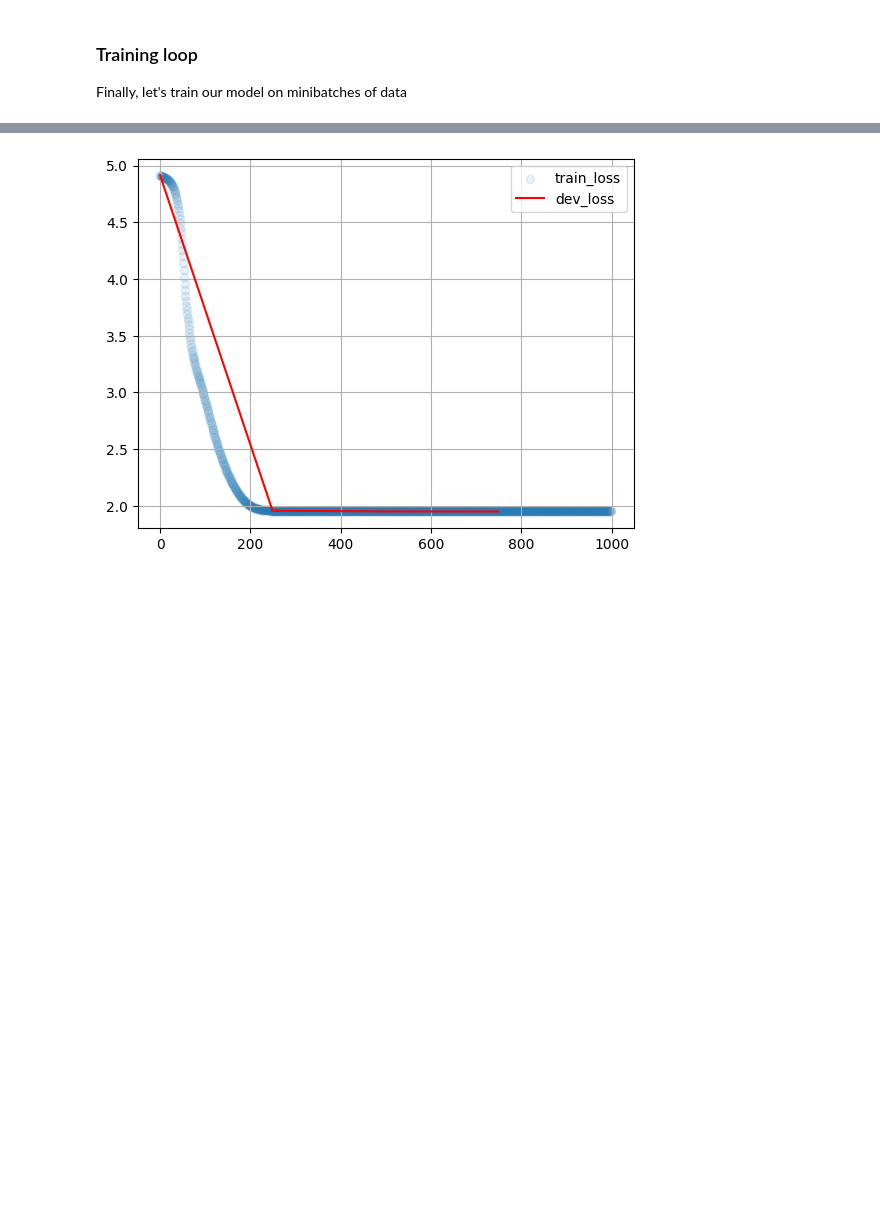
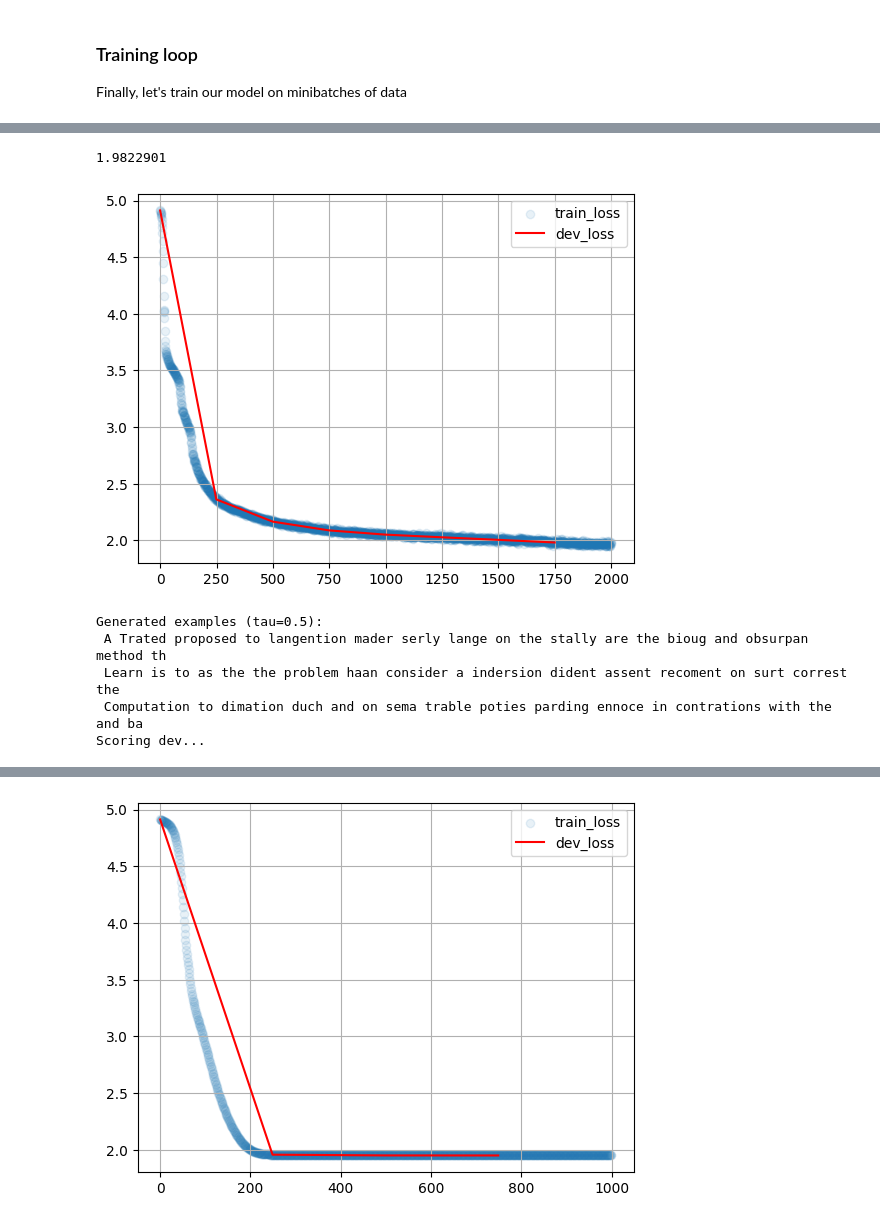
Before and after one commit to ZequnZ/Knowledge-base, a Jupyter notebook: NLP/NLP_courses/yandexdataschool_nlp_course_solutions/w3_homework_tf.ipynb, the cells around one changed output, grey strips where cells are left out. Saved outputs shown, nothing was run; the diff lists cells and outputs as text; code cells hidden in the pictures; blank space fills up the shorter version.

```diff
--- a/NLP/NLP_courses/yandexdataschool_nlp_course_solutions/w3_homework_tf.ipynb
+++ b/NLP/NLP_courses/yandexdataschool_nlp_course_solutions/w3_homework_tf.ipynb
@@ -130,5 +112,5 @@ def build_model(input_ix, n_tokens=n_tokens, emb_size=16, hid_size=64):
 # %%
-class FixedWindowLanguageModel2(tf.keras.Model):
+class FixedWindowLanguageModel(tf.keras.Model):
     def __init__(self, n_tokens=n_tokens, emb_size=16, hid_size=64):
         """
         A fixed window model that looks on at least 5 previous symbols.
@@ -157,7 +139,7 @@ class FixedWindowLanguageModel2(tf.keras.Model):
 
         #END OF YOUR CODE
 
-    def __call__(self, input_ix):
+    def call(self, input_ix):
         """
         compute language model logits given input tokens
         :param input_ix: batch of sequences with token indices, tf tensor: int32[batch_size, sequence_length]
@@ -521,16 +461,17 @@ def generate(model, prefix=BOS, temperature=1.0, max_len=100):
         token_probs = model.get_possible_next_tokens(prefix)
 #         print(token_probs)
         tokens, probs = zip(*token_probs.items())
+        output_probs = probs
         if temperature == 0:
             next_token = tokens[np.argmax(probs)]
         else:
-            probs = np.array([p ** (1. / temperature) for p in probs])
+            probs = np.array([max(p ** (1. / temperature), 1e-30) if p >= 1e-15 else 1e-30 for p in probs ])
             probs /= sum(probs)
             next_token = np.random.choice(tokens, p=probs)
 
         prefix += next_token
         if next_token == EOS or len(prefix) > max_len: break
-    return prefix
+    return prefix, probs
 # %% [markdown]
 ### Training loop
 
@@ -554,0 +500,61 @@ Sample before training: Bridging$-ωDá+*é\vYÖ0/MHôõ
+# %%
+print(train_history[-1][1])
+
+if np.isnan(train_history[-1][1]):
+    # print(i, loss_i)
+    print(train_history[-1][1])
+    assert 0,'nan loss'
+train_history.append((i, loss_i.numpy()))
+# %% [output]
+1.9822901
+# %%
+from IPython.display import clear_output
+from random import sample
+from tqdm import trange
+
+for i in trange(len(train_history), 2000):
+    batch = to_matrix(sample(train_lines, batch_size))
+
+    with tf.GradientTape() as tape:
+#         tape.watch(model.trainable_variables)
+        loss_i = compute_loss(fw_model, batch)
+#         print(loss_i)
+
+    grads = tape.gradient(loss_i, fw_model.trainable_variables)
+#     grads = tape.gradient(tf.convert_to_tensor(loss_i), model.trainable_variables)
+    optimizer.apply_gradients(zip(grads, fw_model.trainable_variables))
+
+    if np.isnan(loss_i.numpy()):
+        print(i, loss_i)
+        assert 0,'nan loss'
+    train_history.append((i, loss_i.numpy()))
+
+
+    if (i + 1) % 50 == 0:
+        clear_output(True)
+        plt.scatter(*zip(*train_history), alpha=0.1, label='train_loss')
+        if len(dev_history):
+            plt.plot(*zip(*dev_history), color='red', label='dev_loss')
+        plt.legend(); plt.grid(); plt.show()
+        print("Generated examples (tau=0.5):")
+        for _ in range(3):
+            try:
+                # print(generate(model, temperature=0.5))
+                prefix, probs = generate(fw_model, temperature=0.5)
+                print(prefix)
+            except ValueError:
+                # print("Sorry ! You are dividing by zero ")
+                print(probs)
+            # print(generate(model, temperature=0.5))
+
+    if (i + 1) % score_dev_every == 0:
+        print("Scoring dev...")
+        dev_history.append((i, score_lines(fw_model, dev_lines, batch_size)))
+        print('#%i Dev loss: %.3f' % dev_history[-1])
+# %% [output]
+[figure, added]
+Generated examples (tau=0.5):
+ A Trated proposed to langention mader serly lange on the stally are the bioug and obsurpan method th
+ Learn is to as the the problem haan consider a indersion dident assent recoment on surt correst the
+ Computation to dimation duch and on sema trable poties parding ennoce in contrations with the and ba
+Scoring dev...
```
Also changed, not shown: parts of 34 cells of this notebook.
